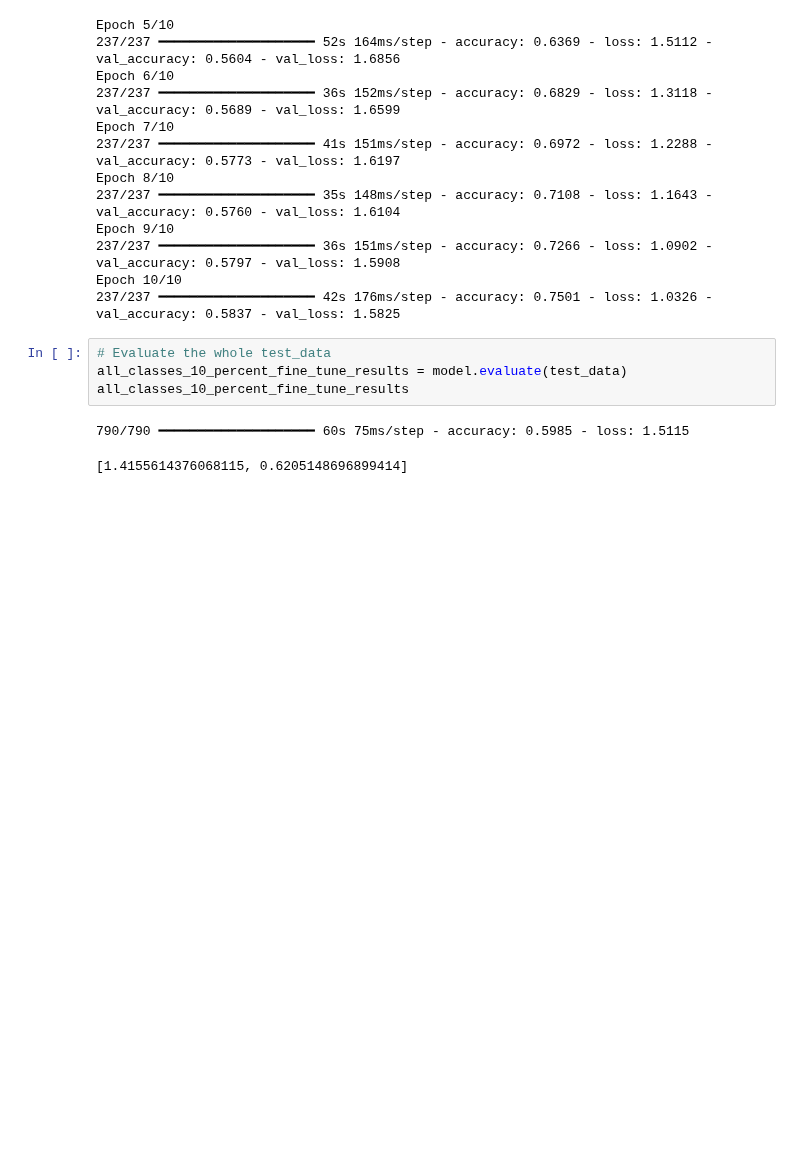
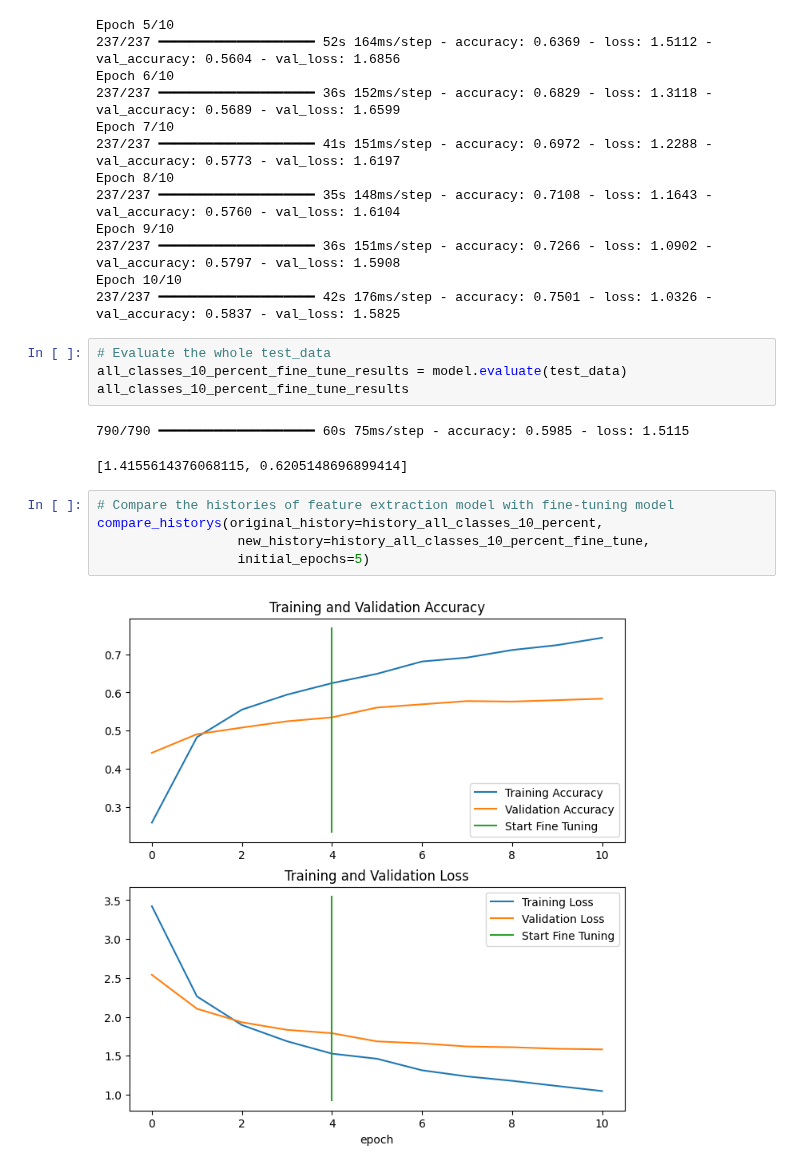
Before and after one commit to fachiny17/machine_learning, a Jupyter notebook: tensorflow_course/06_transfer_learning_in_tensorflow_part_3_scaling_up.ipynb, the cells around one changed output. Cells and saved outputs as stored; diff of their text form; blank space fills up the shorter version.

```diff
--- a/tensorflow_course/06_transfer_learning_in_tensorflow_part_3_scaling_up.ipynb
+++ b/tensorflow_course/06_transfer_learning_in_tensorflow_part_3_scaling_up.ipynb
@@ -256,3 +256,10 @@ all_classes_10_percent_fine_tune_results
 # %% [output]
 790/790 ━━━━━━━━━━━━━━━━━━━━ 60s 75ms/step - accuracy: 0.5985 - loss: 1.5115
 [1.4155614376068115, 0.6205148696899414]
+# %%
+# Compare the histories of feature extraction model with fine-tuning model
+compare_historys(original_history=history_all_classes_10_percent,
+                  new_history=history_all_classes_10_percent_fine_tune,
+                  initial_epochs=5)
+# %% [output]
+[figure, added]
```
Also changed, not shown: parts of 1 cell of this notebook.
